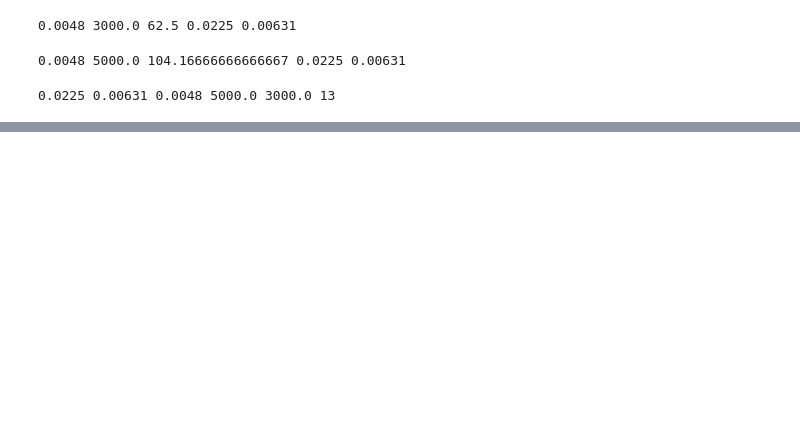
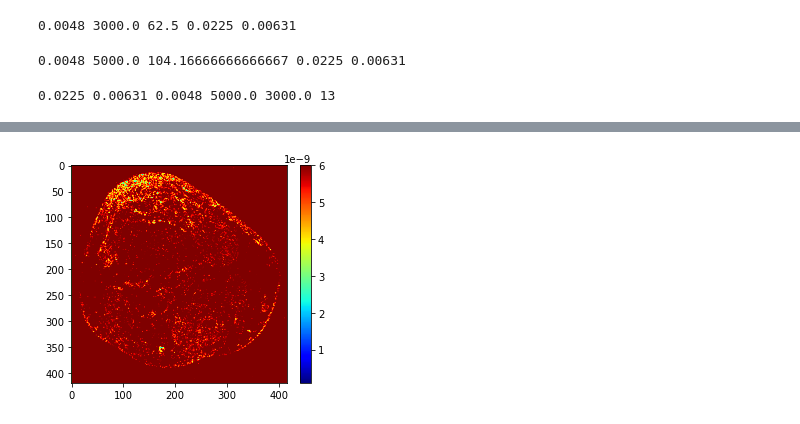
Before and after one commit to ZimuHuo/pymri_recon, a Jupyter notebook: qDess_ADC/qDESS_ADC.ipynb, the cells around one changed output, grey strips where cells are left out. Cells and saved outputs as stored; diff of their text form; code cells hidden in the pictures; blank space fills up the shorter version.

```diff
--- a/qDess_ADC/qDESS_ADC.ipynb
+++ b/qDess_ADC/qDESS_ADC.ipynb
@@ -117,0 +116,4 @@ KeyboardInterrupt:
+# %%
+showc(adcFit2D[...,40])
+# %% [output]
+[figure, added]
```
Also changed, not shown: parts of 1 cell of this notebook, 44 other files.
